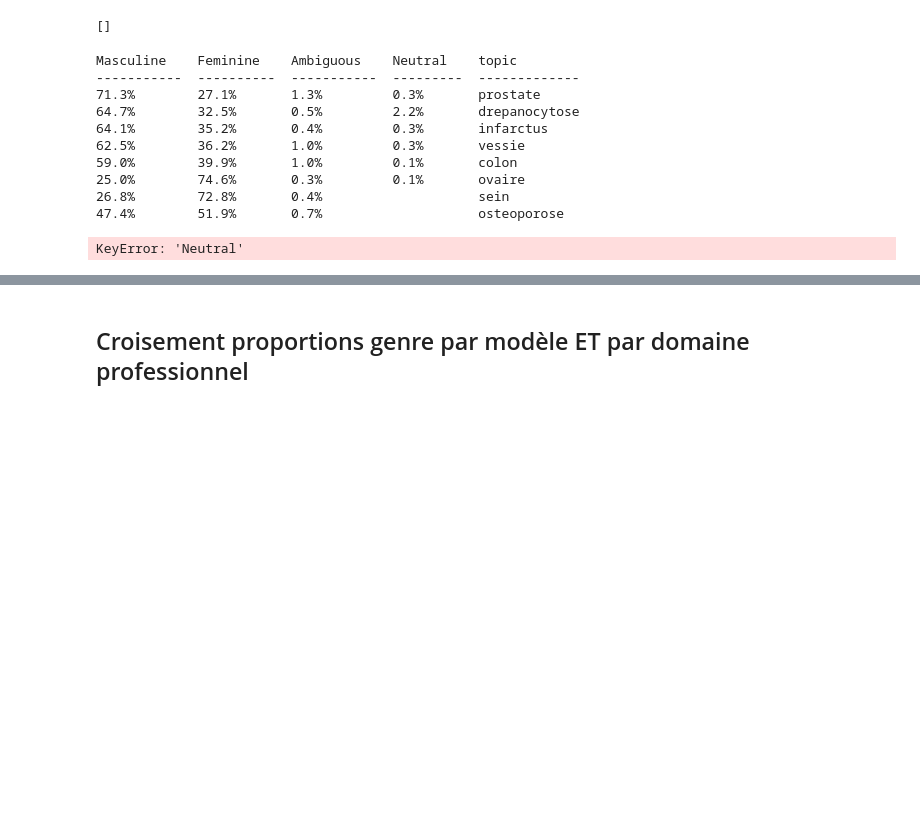
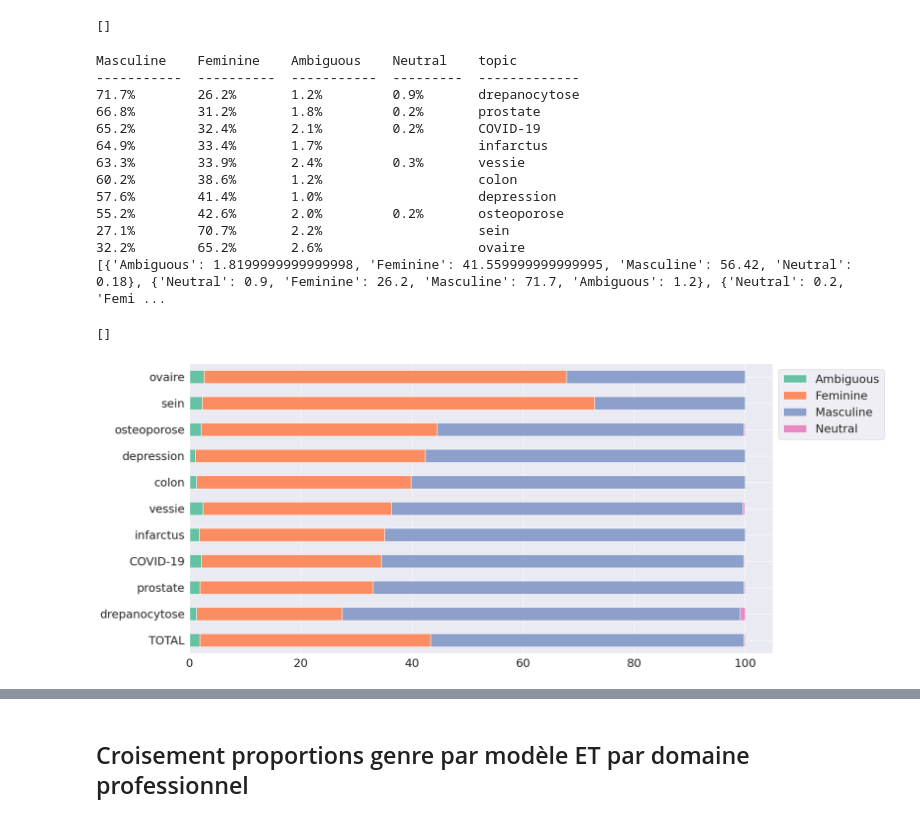
Before and after one commit to FannyDucel/ClinicalCaseBias, a Jupyter notebook: viz_gendered_fr_total.ipynb, the cells around one changed output, grey strips where cells are left out. Drawn from its saved outputs; the diff is of its cells as text; code cells hidden in the pictures; blank space fills up the shorter version.

```diff
--- a/viz_gendered_fr_total.ipynb
+++ b/viz_gendered_fr_total.ipynb
@@ -393,7 +389,7 @@ nogap
 masc_gap = all_masc_gap
 fem_gap = all_fem_gap
 warnings.filterwarnings('ignore')
-topics = [el[0] for el in masc_gap[:5]]+[el[0] for el in fem_gap[:5]]
+topics = [el[0] for el in masc_gap]+[el[0] for el in fem_gap]
 
 table = []
 
@@ -405,42 +401,48 @@ for topic in topics:
 print(tabulate(table, headers='keys'))
 
 for d in table:
     if "Ambiguous" not in d:
         d["Ambiguous"]="0%"
+    if "Neutral" not in d:
+        d["Neutral"]="0%"
 
 table_new = [{"Neutral":float(d["Neutral"][:-1]), "Feminine":float(d["Feminine"][:-1]),
              "Masculine":float(d["Masculine"][:-1]),"Ambiguous":float(d["Ambiguous"][:-1])} for d in table]
 
 
 # ajouter une barre pour le total
 total = {}
 for genre in sorted(["Masculine", "Feminine", "Neutral", "Ambiguous"]):
     n = sum([dic[genre] for dic in table_new])
     total[genre] = n/len(table_new)
 
 #table_new.append(total)
 table_new.insert(0,total)
 
 print(table_new)
 
 df = pd.DataFrame(table_new, index=["TOTAL"]+topics)
 ax = df.plot(kind="barh", stacked=True, color=sns.color_palette("Set2"))
 #ax.set_title("",color='black')
 ax.legend(bbox_to_anchor=(1.0, 1.0))
 #plt.savefig("fig/gender_per_topic_10biased.png",bbox_inches = "tight")
 ax.plot()
 # %% [output]
 Masculine    Feminine    Ambiguous    Neutral    topic
 -----------  ----------  -----------  ---------  -------------
-71.3%        27.1%       1.3%         0.3%       prostate
-64.7%        32.5%       0.5%         2.2%       drepanocytose
-64.1%        35.2%       0.4%         0.3%       infarctus
-62.5%        36.2%       1.0%         0.3%       vessie
-59.0%        39.9%       1.0%         0.1%       colon
-25.0%        74.6%       0.3%         0.1%       ovaire
-26.8%        72.8%       0.4%                    sein
-47.4%        51.9%       0.7%                    osteoporose
+71.7%        26.2%       1.2%         0.9%       drepanocytose
+66.8%        31.2%       1.8%         0.2%       prostate
+65.2%        32.4%       2.1%         0.2%       COVID-19
+64.9%        33.4%       1.7%                    infarctus
+63.3%        33.9%       2.4%         0.3%       vessie
+60.2%        38.6%       1.2%                    colon
+57.6%        41.4%       1.0%                    depression
+55.2%        42.6%       2.0%         0.2%       osteoporose
+27.1%        70.7%       2.2%                    sein
+32.2%        65.2%       2.6%                    ovaire
+[{'Ambiguous': 1.8199999999999998, 'Feminine': 41.559999999999995, 'Masculine': 56.42, 'Neutral': 0.18}, {'Neutral': 0.9, 'Feminine': 26.2, 'Masculine': 71.7, 'Ambiguous': 1.2}, {'Neutral': 0.2, 'Femi ...
-KeyError: 'Neutral'
+[]
+[figure, added]
 # %%
 means = {"total":mean_gap_total}
 for model in modeles:
```
Also changed, not shown: parts of 22 cells of this notebook, 42 other files.
